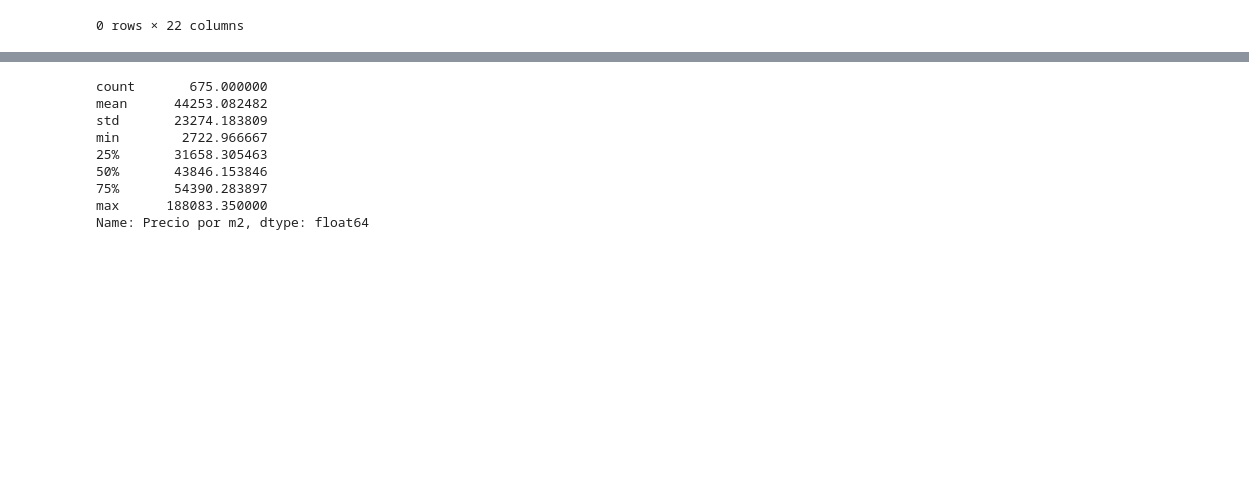
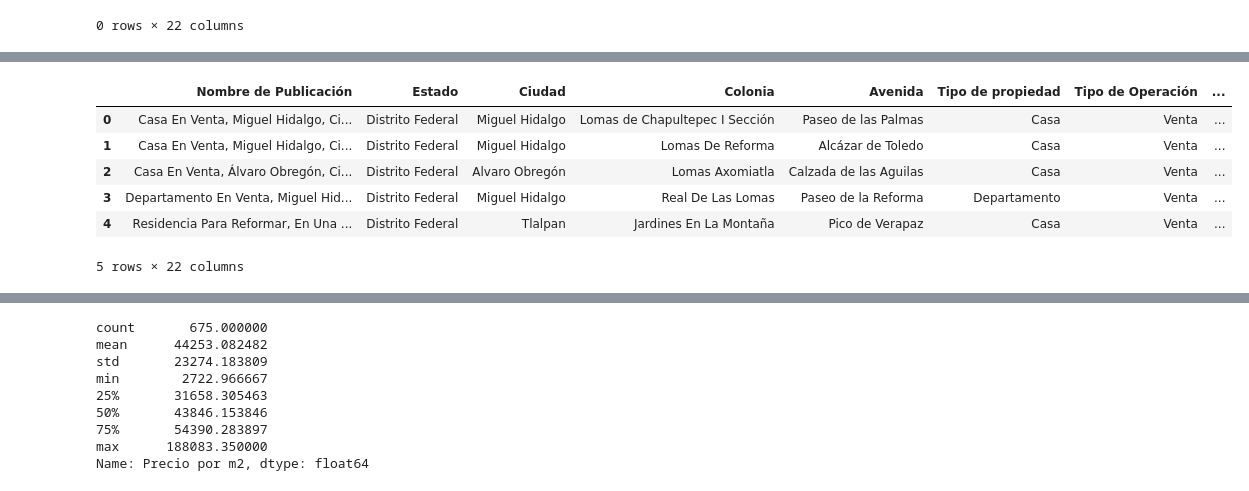
Before and after one commit to trezeget-1/meli_project, a Jupyter notebook: Mercado Libre - REAL STATE - API.ipynb, the cells around one changed output, grey strips where cells are left out. Drawn from its saved outputs; the diff is of its cells as text; code cells hidden in the pictures; blank space fills up the shorter version.

```diff
--- a/Mercado Libre - REAL STATE - API.ipynb
+++ b/Mercado Libre - REAL STATE - API.ipynb
@@ -964,0 +993,10 @@ propiedades_df.loc[propiedades_df['Link de la publicación'] == 'https://casa.me
+# %%
+propiedades_df.head(5)
+# %% [output]
+|  | Nombre de Publicación | Estado | Ciudad | Colonia | Avenida | Tipo de propiedad | Tipo de Operación | ... |
+| 0 | Casa En Venta, Miguel Hidalgo, Ci... | Distrito Federal | Miguel Hidalgo | Lomas de Chapultepec I Sección | Paseo de las Palmas | Casa | Venta | ... |
+| 1 | Casa En Venta, Miguel Hidalgo, Ci... | Distrito Federal | Miguel Hidalgo | Lomas De Reforma | Alcázar de Toledo | Casa | Venta | ... |
+| 2 | Casa En Venta, Álvaro Obregón, Ci... | Distrito Federal | Alvaro Obregón | Lomas Axomiatla | Calzada de las Aguilas | Casa | Venta | ... |
+| 3 | Departamento En Venta, Miguel Hid... | Distrito Federal | Miguel Hidalgo | Real De Las Lomas | Paseo de la Reforma | Departamento | Venta | ... |
+| 4 | Residencia Para Reformar, En Una ... | Distrito Federal | Tlalpan | Jardines En La Montaña | Pico de Verapaz | Casa | Venta | ... |
+5 rows × 22 columns
```
Also changed, not shown: parts of 6 cells of this notebook, 1 other file.
